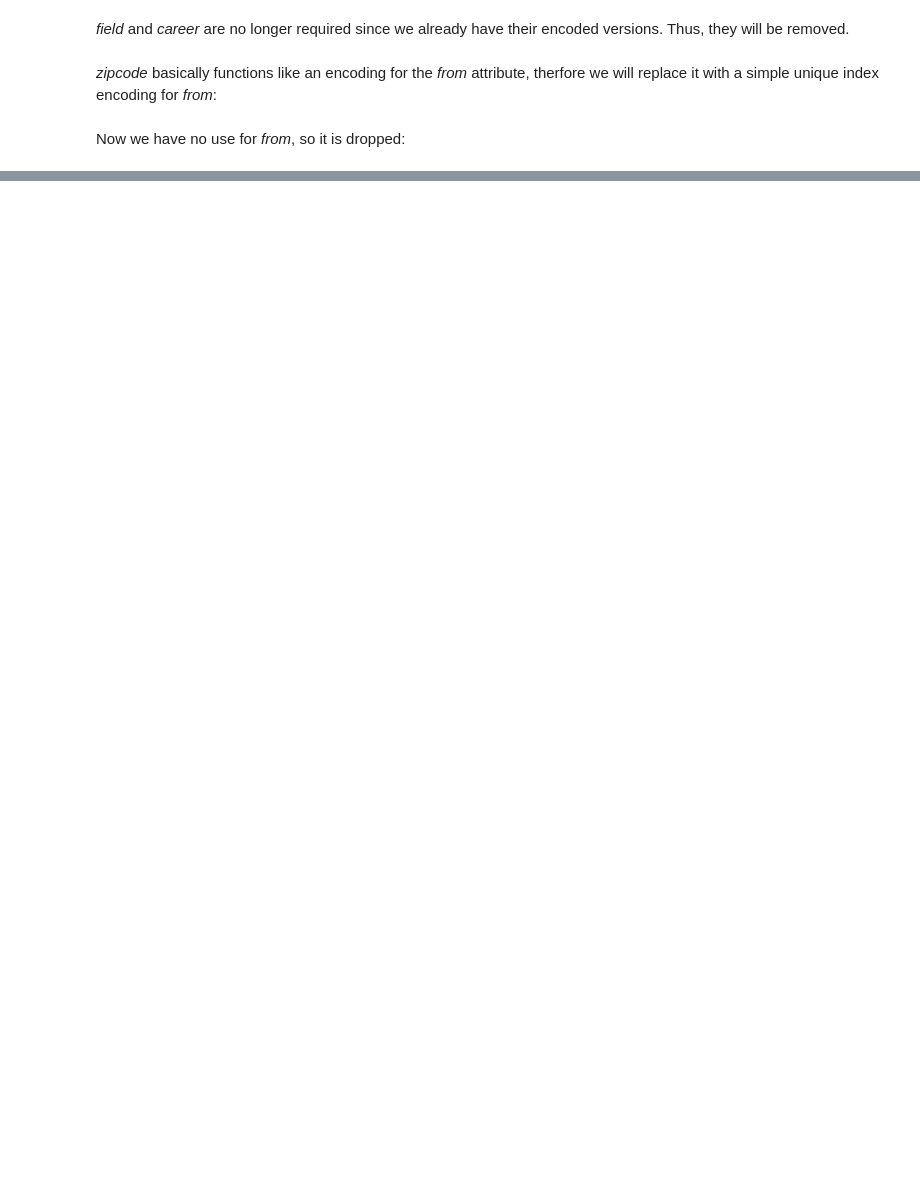
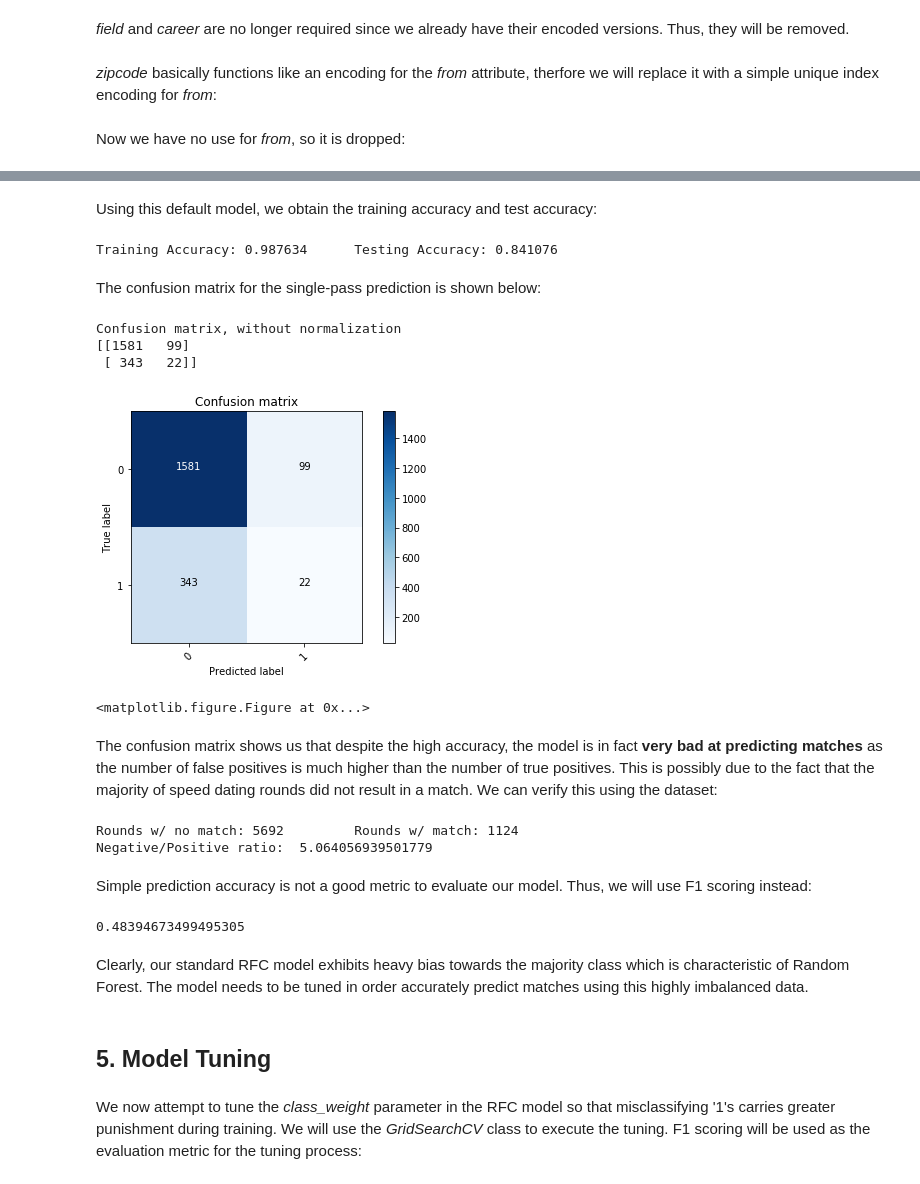
Before and after one commit to ben-the-hedgehog/speedDatingData, a Jupyter notebook: src/Speed_Dating.ipynb, the cells around one changed output, grey strips where cells are left out. Saved outputs shown, nothing was run; the diff lists cells and outputs as text; code cells hidden in the pictures; blank space fills up the shorter version.

Commit message:
added model tuning + others

```diff
--- a/src/Speed_Dating.ipynb
+++ b/src/Speed_Dating.ipynb
@@ -136,0 +133,5 @@ The income column needs to be converted to numerical data:
+# %%
+undergra_dict = dict([(k,v) for v, k in enumerate(set(data2['undergra']))])
+undergra_dict.update({-1 : -1})
+data2['undergra'].update(data2['undergra'].map(undergra_dict))
+data2['undergra'] = pd.to_numeric(data2['undergra'])
@@ -136,0 +155,7 @@ The income column needs to be converted to numerical data:
+# %%
+TEST_RATIO = 0.3
+training_set, testing_set = train_test_split(data2, test_size=TEST_RATIO)
+train_X = training_set.loc[:, training_set.columns != 'match']
+train_y = training_set.match
+test_X = testing_set.loc[:, testing_set.columns != 'match']
+test_y = testing_set.match
@@ -136,0 +176,46 @@ The income column needs to be converted to numerical data:
+# %% [markdown]
+Using this default model, we obtain the training accuracy and test accuracy:
+# %%
+train_pred = rfc.predict(train_X)
+test_pred = rfc.predict(test_X)
+
+from sklearn.metrics import accuracy_score
+accuracy_train = accuracy_score(train_y, train_pred)
+accuracy_test = accuracy_score(test_y, test_pred)
+print("Training Accuracy: %f \t Testing Accuracy: %f" % (accuracy_train, accuracy_test))
+# %% [output]
+Training Accuracy: 0.987634      Testing Accuracy: 0.841076
+# %% [markdown]
+The confusion matrix for the single-pass prediction is shown below:
+# %%
+from plot_cm import plot_confusion_matrix
+plot_confusion_matrix(test_y, pred_test, ['0', '1'])
+# %% [output]
+Confusion matrix, without normalization
+[[1581   99]
+ [ 343   22]]
+[figure, added]
+<matplotlib.figure.Figure at 0x...>
+# %% [markdown]
+The confusion matrix shows us that despite the high accuracy, the model is in fact **very bad at predicting matches** as the number of false positives is much higher than the number of true positives. This is possibly due to the fact that the majority of speed dating rounds did not result in a match. We can verify this using the dataset:
+# %%
+num_nomatch, num_match = data2.match.value_counts()
+ratio = num_nomatch / num_match
+print("Rounds w/ no match: %d \t Rounds w/ match: %d" % (num_nomatch, num_match))
+print("Negative/Positive ratio: ", ratio)
+# %% [output]
+Rounds w/ no match: 5692         Rounds w/ match: 1124
+Negative/Positive ratio:  5.064056939501779
+# %% [markdown]
+Simple prediction accuracy is not a good metric to evaluate our model. Thus, we will use F1 scoring instead:
+# %%
+from sklearn.metrics import f1_score
+f1_score(test_y, pred_test, average='macro')
+# %% [output]
+0.48394673499495305
+# %% [markdown]
+Clearly, our standard RFC model exhibits heavy bias towards the majority class which is characteristic of Random Forest. The model needs to be tuned in order accurately predict matches using this highly imbalanced data.
+# %% [markdown]
+## 5. Model Tuning
+# %% [markdown]
+We now attempt to tune the *class_weight* parameter in the RFC model so that misclassifying '1's carries greater punishment during training. We will use the *GridSearchCV* class to execute the tuning. F1 scoring will be used as the evaluation metric for the tuning process:
```
Also changed, not shown: parts of 24 cells of this notebook, 3 other files.
